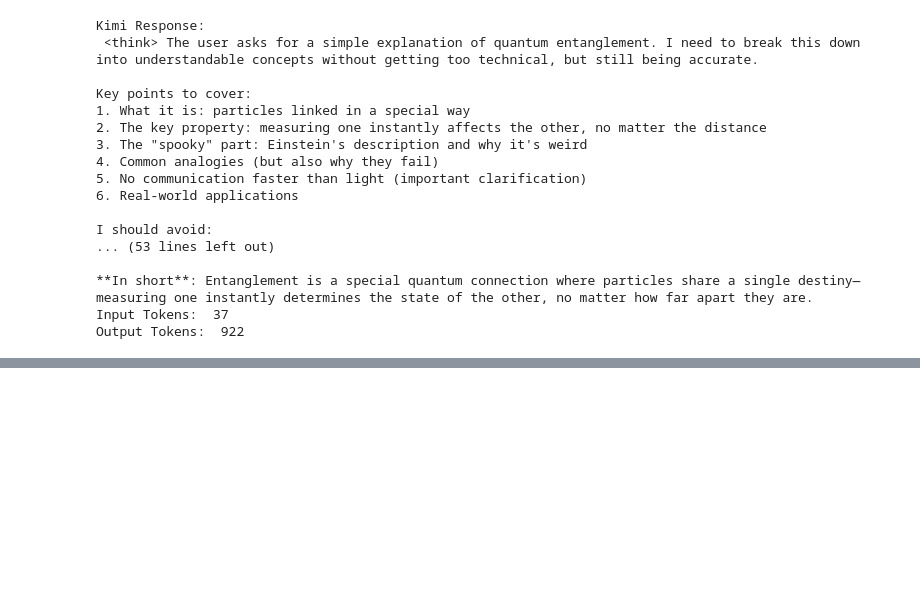
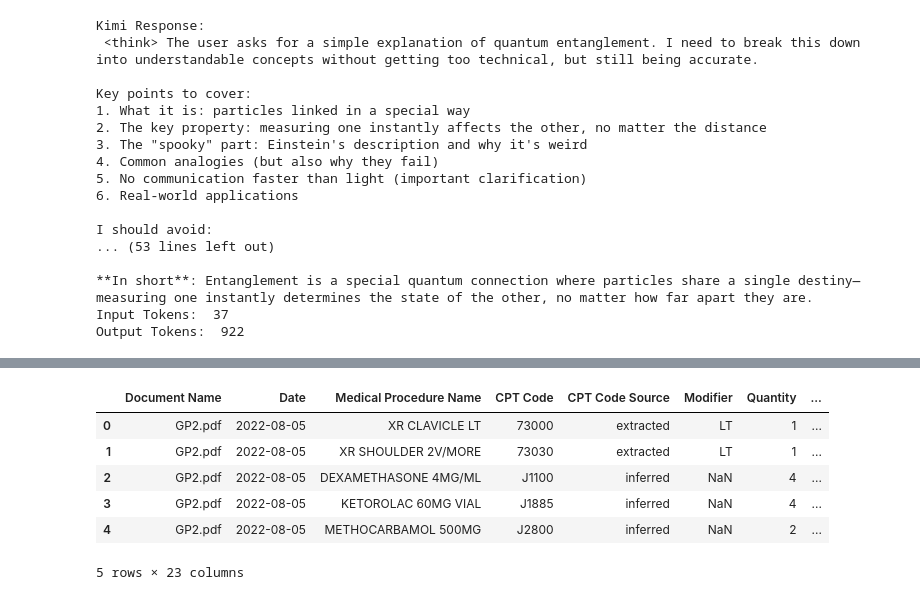
Before and after one commit to yesh-doclens/MBR-streamlit, a Jupyter notebook: demo.ipynb, the cells around one changed output, grey strips where cells are left out. Drawn from its saved outputs; the diff is of its cells as text; code cells hidden in the pictures; blank space fills up the shorter version.

```diff
--- a/demo.ipynb
+++ b/demo.ipynb
@@ -466,0 +1819,35 @@ Output Tokens:  922
+# %%
+import json
+
+medical_entities_path = "./fake_files/medical_entities.json"
+with open(medical_entities_path, "r") as f:
+    medical_entities = json.load(f)
+
+final_json = {}
+final_json["Cause"] = []
+final_json["Accident"] = []
+final_json["Pre-existing Condition"] = []
+final_json["Comorbidity"] = []
+
+patients_data = medical_entities.get("patients", [])
+for patient_data in patients_data:
+    medical_entities = patient_data.get("medical_history", [])
+    for medical_condition in medical_entities:
+        condition_name = medical_condition.get("condition_type", "jklkjl")
+        if not condition_name:
+            continue
+        condition_string = f"{medical_condition.get('icd10cm_concept_code', '')} - {medical_condition.get('answer', '')}"
+        if "Cause" in condition_name:
+            final_json["Cause"].append(condition_string)
+        elif "Accident" in condition_name:
+            final_json["Accident"].append(condition_string)
+        elif "Pre-existing Condition" in condition_name:
+            final_json["Pre-existing Condition"].append(condition_string)
+        elif "Comorbidity" in condition_name:
+            final_json["Comorbidity"].append(condition_string)
+
+print(final_json)
+final_json_path = "./fake_files/final_icd_groups.json"
+with open(final_json_path, "w") as f:
+    json.dump(final_json, f, indent=2)
+print(f"Final JSON saved to: {final_json_path}")
@@ -466,0 +2154,13 @@ Output Tokens:  922
+# %%
+data["Necessity Flag"] = data["Medical Procedure Name"].apply(lambda x: json_output.get(x, {}).get("category", "Not categorized"))
+data["Necessity Reason"] = data["Medical Procedure Name"].apply(lambda x: json_output.get(x, {}).get("reason", "No reason provided"))
+# %%
+data.head()
+# %% [output]
+|  | Document Name | Date | Medical Procedure Name | CPT Code | CPT Code Source | Modifier | Quantity | ... |
+| 0 | GP2.pdf | 2022-08-05 | XR CLAVICLE LT | 73000 | extracted | LT | 1 | ... |
+| 1 | GP2.pdf | 2022-08-05 | XR SHOULDER 2V/MORE | 73030 | extracted | LT | 1 | ... |
+| 2 | GP2.pdf | 2022-08-05 | DEXAMETHASONE 4MG/ML | J1100 | inferred | NaN | 4 | ... |
+| 3 | GP2.pdf | 2022-08-05 | KETOROLAC 60MG VIAL | J1885 | inferred | NaN | 4 | ... |
+| 4 | GP2.pdf | 2022-08-05 | METHOCARBAMOL 500MG | J2800 | inferred | NaN | 2 | ... |
+5 rows × 23 columns
```
Also changed, not shown: parts of 19 cells of this notebook, 11 other files.
